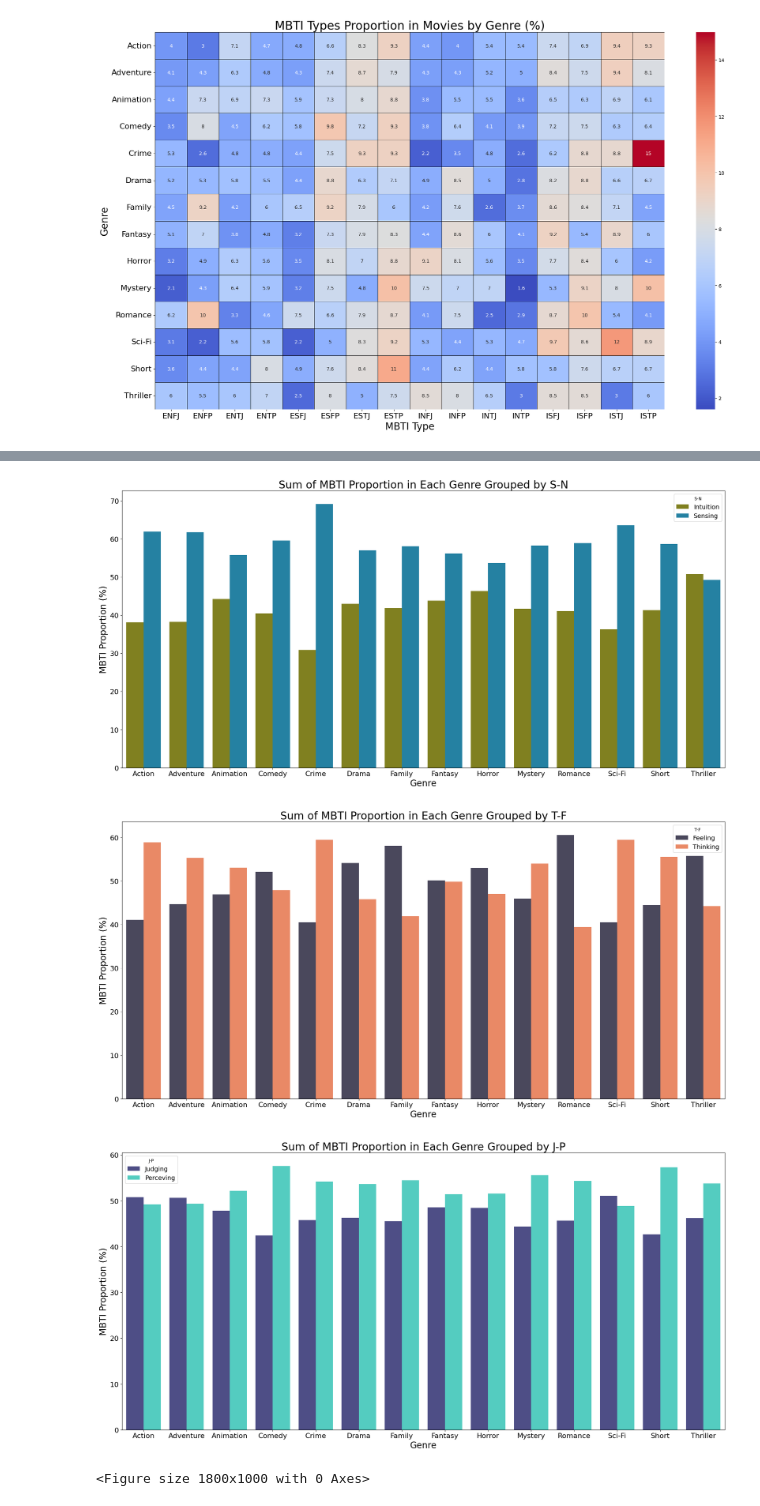
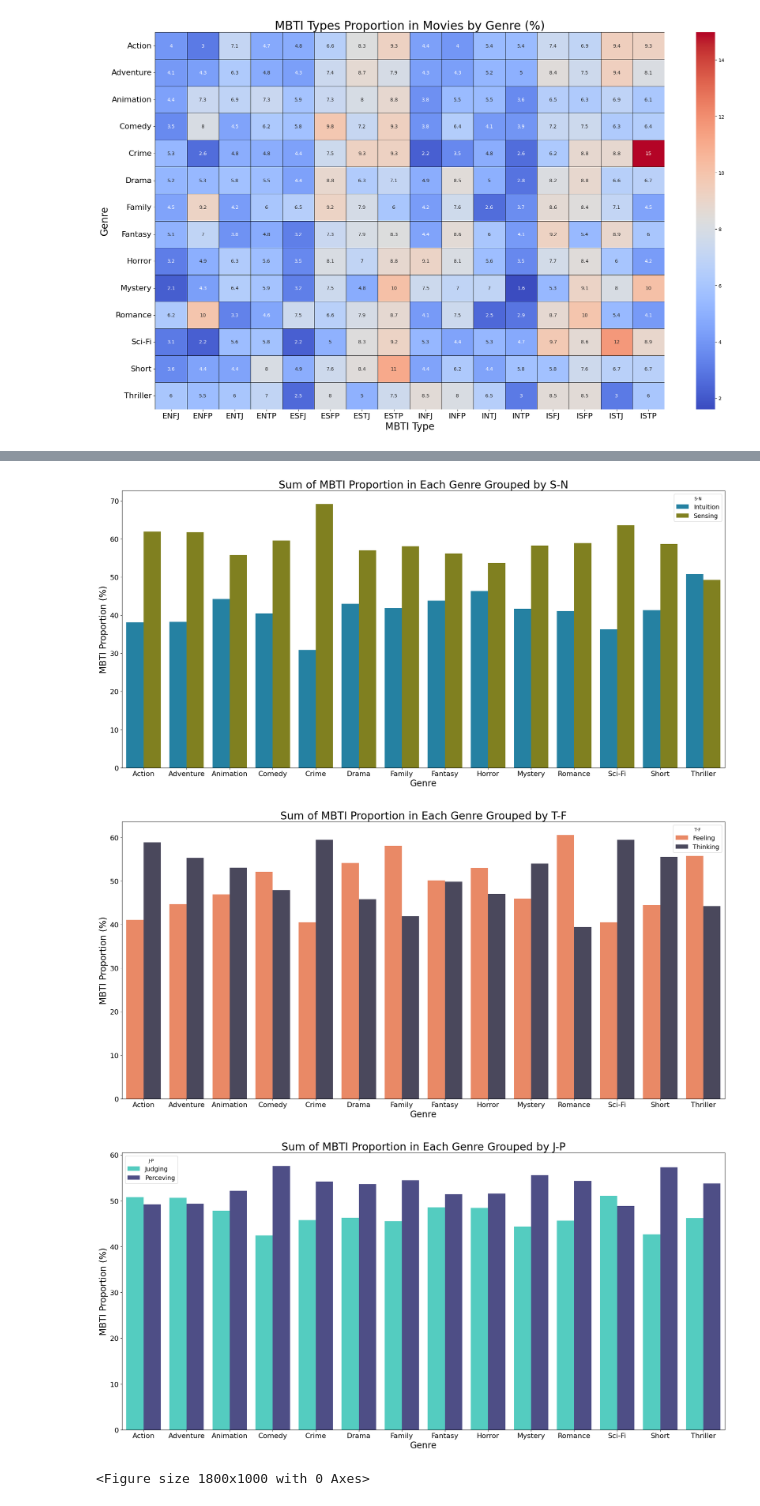
Before and after one commit to Xiaotong1120/Exploratory-Data-Analysis-on-Movie-Characters-MBTI-Personality-Types-, a Jupyter notebook: Data-Project_Group8.ipynb, the cells around one changed output, grey strips where cells are left out. Drawn from its saved outputs; the diff is of its cells as text; code cells hidden in the pictures.

Commit message:
Code changed
Changed color theme to meet people's intuition

```diff
--- a/Data-Project_Group8.ipynb
+++ b/Data-Project_Group8.ipynb
@@ -441,18 +441,18 @@ plot_mbti_proportions_genre(mbti_count_by_genre, 'I-E',"Sum of MBTI Proportion i
 # %%
 # S-N
-plot_mbti_proportions_genre(mbti_count_by_genre, 'S-N',"Sum of MBTI Proportion in Each Genre Grouped by S-N", colors=("#909010", "#108BB7"))
+plot_mbti_proportions_genre(mbti_count_by_genre, 'S-N',"Sum of MBTI Proportion in Each Genre Grouped by S-N", colors=("#108BB7", "#909010"))
 # %% [output]
-[figure, old version]
+[figure, new version]
 # %%
 # T-F
-plot_mbti_proportions_genre(mbti_count_by_genre, 'T-F',"Sum of MBTI Proportion in Each Genre Grouped by T-F", colors=("#47455F", "#FF7F50"))
+plot_mbti_proportions_genre(mbti_count_by_genre, 'T-F',"Sum of MBTI Proportion in Each Genre Grouped by T-F", colors=("#FF7F50", "#47455F"))
 # %% [output]
-[figure, old version]
+[figure, new version]
 # %%
 # J-P
-plot_mbti_proportions_genre(mbti_count_by_genre, 'J-P',"Sum of MBTI Proportion in Each Genre Grouped by J-P", colors=("#444490", "#40E0D0"))
+plot_mbti_proportions_genre(mbti_count_by_genre, 'J-P',"Sum of MBTI Proportion in Each Genre Grouped by J-P", colors=("#40E0D0", "#444490"))
 # %% [output]
-[figure, old version]
+[figure, new version]
 # %%
 # Filtering for ISTJ and ENFP
 filtered_df = mbti_count_by_genre[mbti_count_by_genre['mbti'].isin(['ISTJ', 'ENFP'])]
```
Also changed, not shown: parts of 6 cells of this notebook, 4 other files.
